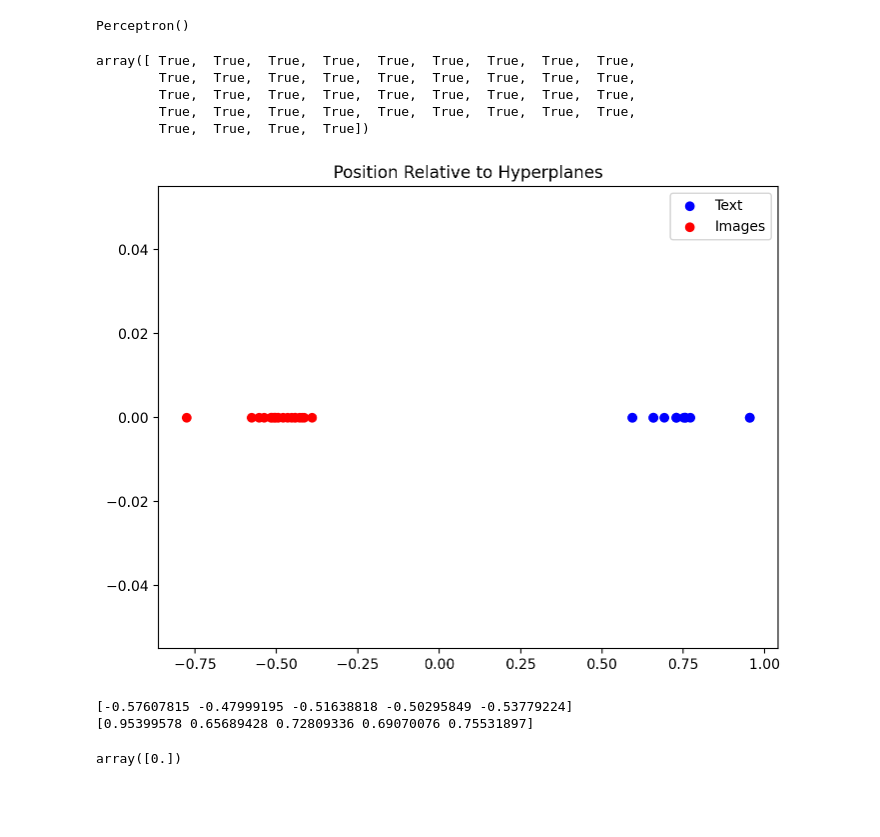
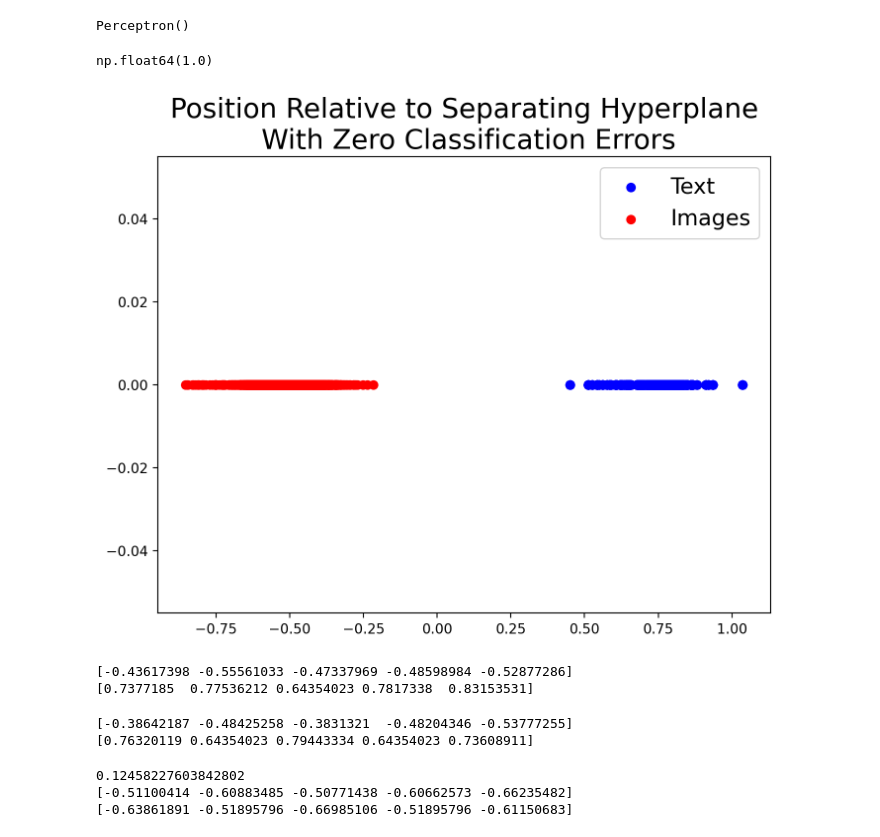
Before and after one commit to BangachevKiril/RepresentationLearningTheory, a Jupyter notebook: SigLIPModalityGapImageNet.ipynb, the cells around one changed output. Cells and saved outputs as stored; diff of their text form; code cells hidden in the pictures; blank space fills up the shorter version.

```diff
--- a/SigLIPModalityGapImageNet.ipynb
+++ b/SigLIPModalityGapImageNet.ipynb
@@ -172,11 +172,14 @@ d = EMBDIM
 embeddings_images = np.zeros((K, d))
 data_path = '/content/drive/My Drive/imagenetdata/ImageNetValidation/Images/ILSVRC2012_img_val/'
 i = 0
+batch = 0
 start = time.time()
 for file in os.listdir(data_path):
+  if i > 10000*batch:
+    break
   if i % 100== 0:
     print(i, (time.time()-start)/60)
-    # np.savez("/content/drive/My Drive/imagenetdata/ImageNetValidation/image_representations.npz",embeddings_images)
+    np.savez(f"/content/drive/My Drive/imagenetdata/ImageNetValidation/image_representations_{}.npz",embeddings_images)
   image = Image.open(os.path.join(data_path, file))
   image = image.resize((RES, RES))
   npimage = np.array(image)
@@ -235,14 +238,22 @@ TOKENIZERS = {
     250_000: 'mc4',
 }
 K = 50000
+d= EMBDIM
 pp_txt = pp_builder.get_preprocess_fn(f'tokenize(max_len={SEQLEN}, model="{TOKENIZERS[VOCAB]}", eos="sticky", pad_value=1, inkey="text")')
 embeddings_text = np.zeros((K, d))
 start = time.time()
+embedded_so_far = dict()
 for i in range(K):
   if i % 100 == 0:
     print(i, (time.time()-start)/60)
-    np.savez("/content/drive/My Drive/imagenetdata/ImageNetValidation/text_representations.npz",embeddings_text)
-  token = np.array(pp_txt({'text': labels[i]})['labels']).reshape(1, -1)
-  zi, ztext,out = model.apply({'params': params}, None, token)
-  embeddings_text[i, :] = ztext.reshape(ztext.shape[-1])
+    # np.savez("/content/drive/My Drive/imagenetdata/ImageNetValidation/text_representations.npz",embeddings_text)
+  if labels[i] in embedded_so_far.keys():
+    embeddings_text[i, :] = embedded_so_far[labels[i]]
+    continue
+  # print(labels[i])
+  else:
+    token = np.array(pp_txt({'text': labels[i]})['labels']).reshape(1, -1)
+    zi, ztext,out = model.apply({'params': params}, None, token)
+    embedded_so_far[labels[i]] = ztext.reshape(ztext.shape[-1])
+    embeddings_text[i, :] = ztext.reshape(ztext.shape[-1])
 # %% [output]
@@ -271,7 +326,7 @@ barracouta hammerhead barracouta electric ray
 from sklearn.linear_model import Perceptron
 from sklearn.model_selection import train_test_split
 # %%
-K = 100
+K = 10000
 representations = np.concatenate([embeddings_images[:K,:], embeddings_text[:K,:]])
 modality = np.concatenate([-np.ones(K), np.ones(K)])
 
@@ -283,13 +338,9 @@ classifier.fit(train_representations,train_modality)
 Perceptron()
 # %%
 prediction = classifier.predict(test_representation)
-prediction == test_modality
+np.sum(prediction == test_modality)/len(test_modality)
 # %% [output]
-array([ True,  True,  True,  True,  True,  True,  True,  True,  True,
-        True,  True,  True,  True,  True,  True,  True,  True,  True,
-        True,  True,  True,  True,  True,  True,  True,  True,  True,
-        True,  True,  True,  True,  True,  True,  True,  True,  True,
-        True,  True,  True,  True])
+np.float64(1.0)
 # %%
 predicted = np.matmul(test_representation, classifier.coef_.reshape(classifier.coef_.shape[-1])) + classifier.intercept_
 predicted_text = predicted[test_modality == 1]
@@ -297,29 +348,25 @@ predicted_image = predicted[test_modality == -1]
 # %%
 import matplotlib.pyplot as plt
 
 plt.figure(figsize=(8, 6))  # Adjust figure size if needed
 
 # Plot class 1 data in blue
 plt.scatter(predicted_text, np.zeros_like(predicted_text), color='blue', label='Text')
 
 # Plot class 2 data in red
 plt.scatter(predicted_image, np.zeros_like(predicted_image), color='red', label='Images')
 
 # Customize the plot (optional)
-plt.title('Position Relative to Hyperplanes')
-plt.legend()
+plt.title('Position Relative to Separating Hyperplane\n With Zero Classification Errors', fontsize = 20)
+plt.legend(fontsize = 16)
 
 # Show the plot
 plt.show()
 # %% [output]
-[figure, old version]
+[figure, new version]
 # %%
 print(predicted_image[:5])
 print(predicted_text[:5])
 # %% [output]
-[-0.57607815 -0.47999195 -0.51638818 -0.50295849 -0.53779224]
-[0.95399578 0.65689428 0.72809336 0.69070076 0.75531897]
+[-0.43617398 -0.55561033 -0.47337969 -0.48598984 -0.52877286]
+[0.7377185  0.77536212 0.64354023 0.7817338  0.83153531]
-# %%
-classifier.intercept_
-# %% [output]
-array([0.])
@@ -325,0 +376,17 @@ array([0.])
+# %%
+print(fitted_image[:5])
+print(fitted_text[:5])
+# %% [output]
+[-0.38642187 -0.48425258 -0.3831321  -0.48204346 -0.53777255]
+[0.76320119 0.64354023 0.79443334 0.64354023 0.73608911]
+# %%
+average = np.mean(np.concatenate([fitted_image, fitted_text]))
+print(average)
+distances_image = fitted_image - average
+distances_text  = average - fitted_text
+print(distances_image[:5])
+print(distances_text[:5])
+# %% [output]
+0.12458227603842802
+[-0.51100414 -0.60883485 -0.50771438 -0.60662573 -0.66235482]
+[-0.63861891 -0.51895796 -0.66985106 -0.51895796 -0.61150683]
```
Also changed, not shown: parts of 7 cells of this notebook.
